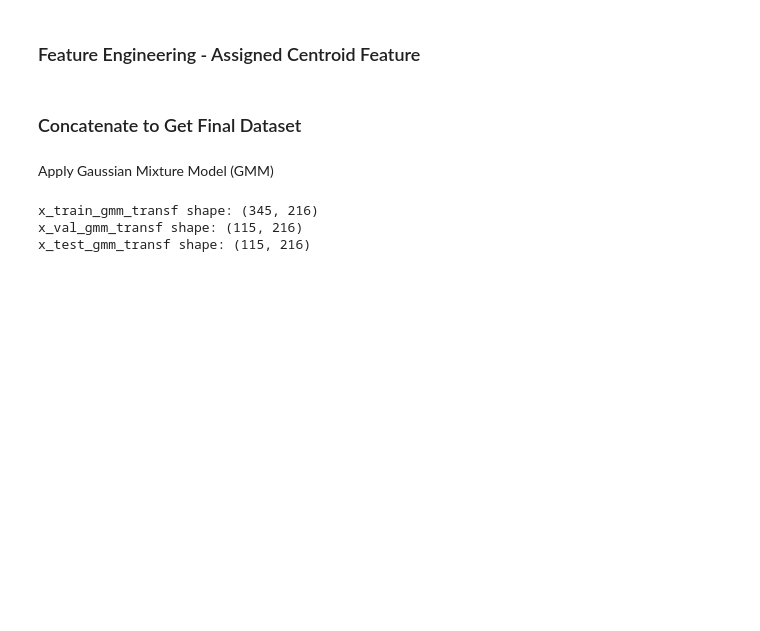
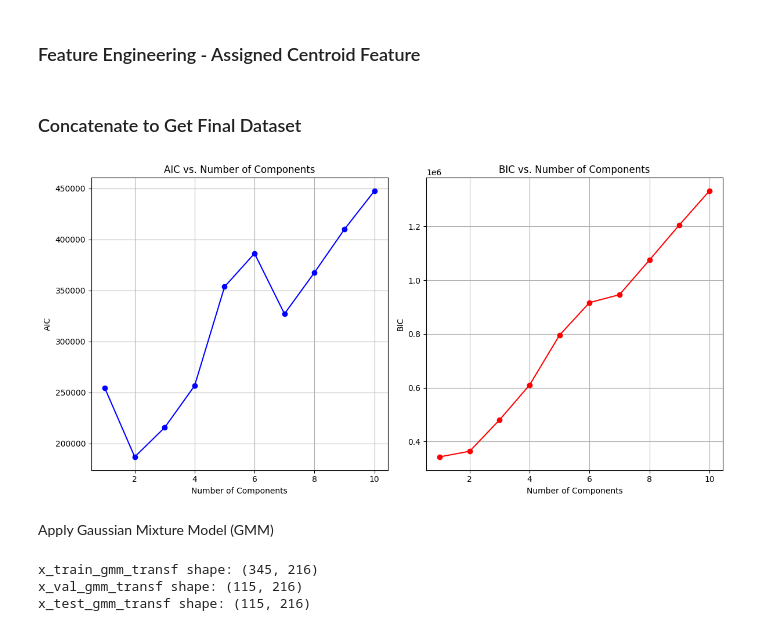
Before and after one commit to Snorlax-x-Panda/FR-I-F24, a Jupyter notebook: FRI-F24.ipynb, the cells around one changed output. Drawn from its saved outputs; the diff is of its cells as text; code cells hidden in the pictures; blank space fills up the shorter version.

```diff
--- a/FRI-F24.ipynb
+++ b/FRI-F24.ipynb
@@ -225,6 +225,41 @@ k_val_cl_oh = tf.one_hot(label_val, depth=len(np.unique(label_train)))
 x_train_transf = np.concatenate((x_train_pre, x_train_k, k_train_cl_oh), axis=1)
 x_test_transf = np.concatenate((x_test_pre, x_test_k, k_test_cl_oh), axis=1)
 x_val_transf = np.concatenate((x_val_pre, x_val_k, k_val_cl_oh), axis=1)
+# %%
+# Fit GMM models with varying numbers of components
+aic_scores = []
+bic_scores = []
+n_components_range = range(1, 11)  # Testing with 1 to 10 components
+
+for n_components in n_components_range:
+    gmm = GaussianMixture(n_components=n_components, random_state=42)
+    gmm.fit(x_train_pre)  # x_train_pre is the preprocessed training data
+    aic_scores.append(gmm.aic(x_train_pre))
+    bic_scores.append(gmm.bic(x_train_pre))
+
+# Plot AIC and BIC scores
+plt.figure(figsize=(12, 6))
+
+# Plot AIC
+plt.subplot(1, 2, 1)
+plt.plot(n_components_range, aic_scores, marker='o', color='b', label='AIC')
+plt.title('AIC vs. Number of Components')
+plt.xlabel('Number of Components')
+plt.ylabel('AIC')
+plt.grid(True)
+
+# Plot BIC
+plt.subplot(1, 2, 2)
+plt.plot(n_components_range, bic_scores, marker='o', color='r', label='BIC')
+plt.title('BIC vs. Number of Components')
+plt.xlabel('Number of Components')
+plt.ylabel('BIC')
+plt.grid(True)
+
+plt.tight_layout()
+plt.show()
+# %% [output]
+[figure, added]
 # %% [markdown]
 Apply Gaussian Mixture Model (GMM)
 # %%
```
Also changed, not shown: parts of 11 cells of this notebook.
